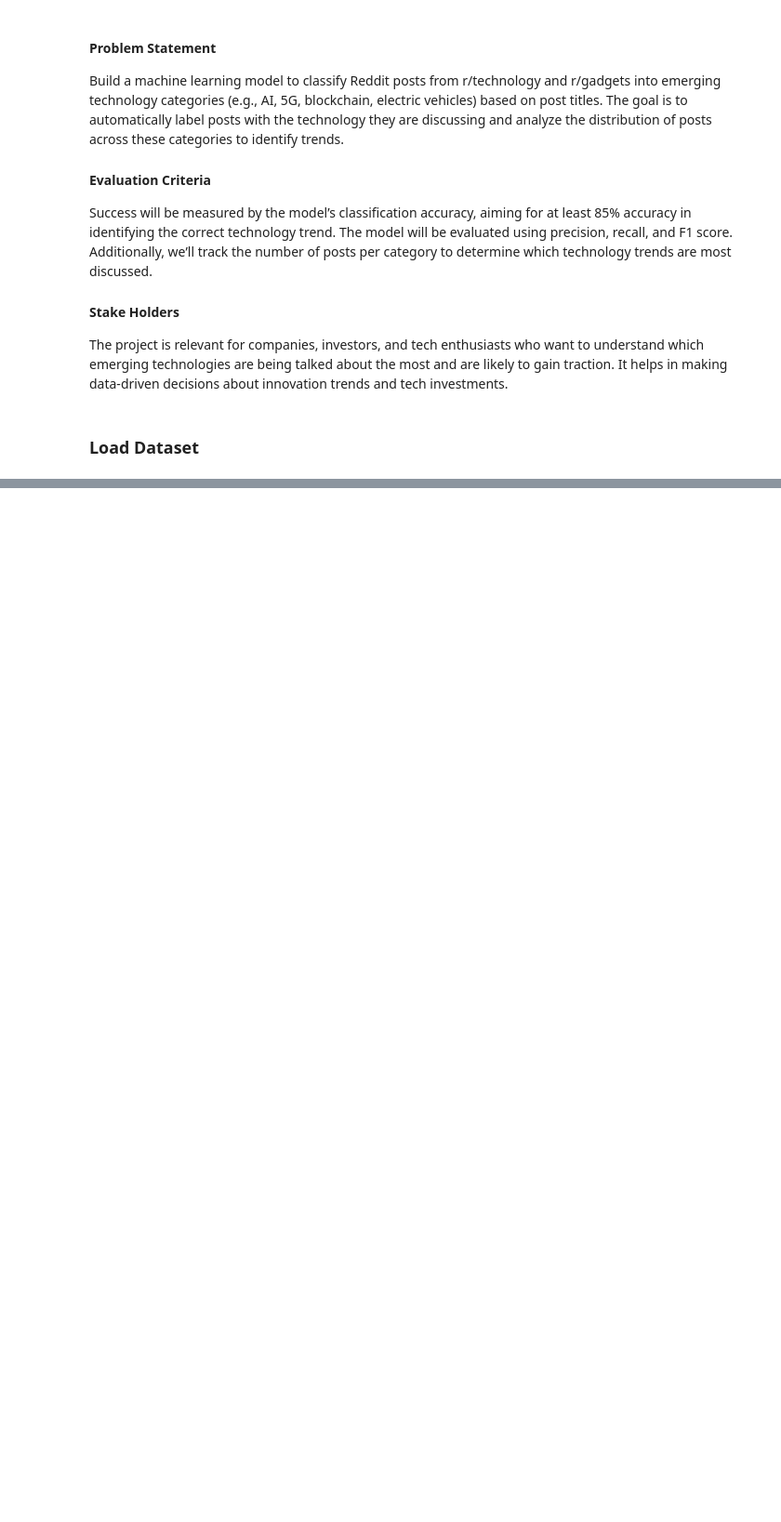
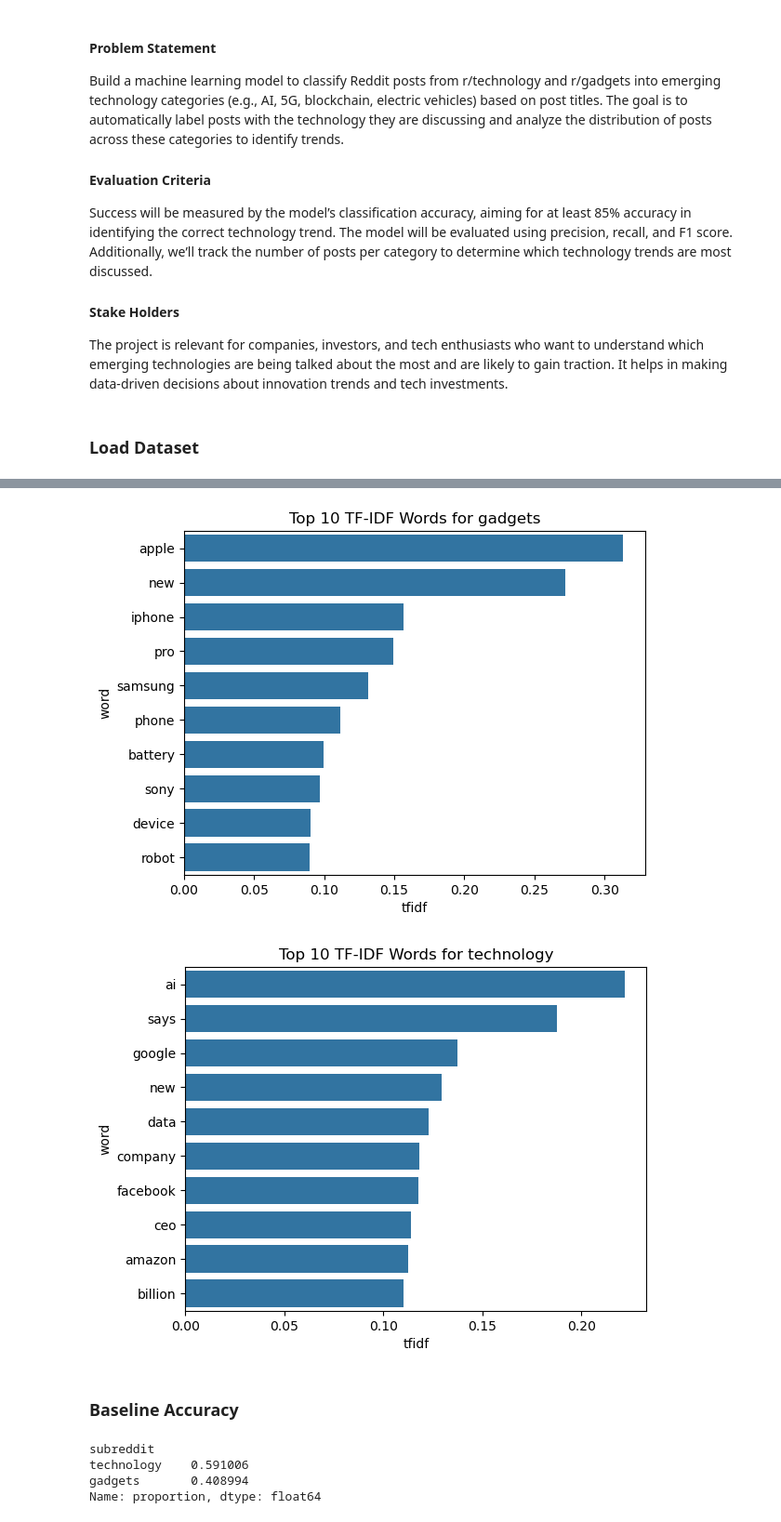
Before and after one commit to saima-abdullah/reddit-classification-nlp, a Jupyter notebook: classification_models.ipynb, the cells around one changed output, grey strips where cells are left out. Shown at 93% size. Drawn from its saved outputs; the diff is of its cells as text; code cells hidden in the pictures; blank space fills up the shorter version.

```diff
--- a/classification_models.ipynb
+++ b/classification_models.ipynb
@@ -218,0 +189,29 @@ other_posts
+# %%
+
+tfidf_vectorizer = TfidfVectorizer(stop_words='english')
+tfidf_matrix = tfidf_vectorizer.fit_transform(data['title'])
+
+# Sum TF-IDF scores for each subreddit
+subreddit_tfidf = data.groupby('subreddit')['title'].apply(lambda x: ' '.join(x))
+for subreddit, titles in subreddit_tfidf.items():
+    tfidf_data = tfidf_vectorizer.transform([titles])
+    tfidf_scores = tfidf_data.toarray().sum(axis=0)
+    tfidf_freq = pd.DataFrame({'word': tfidf_vectorizer.get_feature_names_out(), 'tfidf': tfidf_scores})
+    tfidf_freq = tfidf_freq.sort_values(by='tfidf', ascending=False).head(10)
+
+    # Plot the top 10 words by TF-IDF score
+    sns.barplot(data=tfidf_freq, x='tfidf', y='word')
+    plt.title(f'Top 10 TF-IDF Words for {subreddit}')
+    plt.show()
+# %% [output]
+[figure, added]
+[figure, added]
+# %% [markdown]
+### Baseline Accuracy
+# %%
+y.value_counts(normalize = True)
+# %% [output]
+subreddit
+technology    0.591006
+gadgets       0.408994
+Name: proportion, dtype: float64
```
Also changed, not shown: parts of 59 cells of this notebook, 3 other files.
